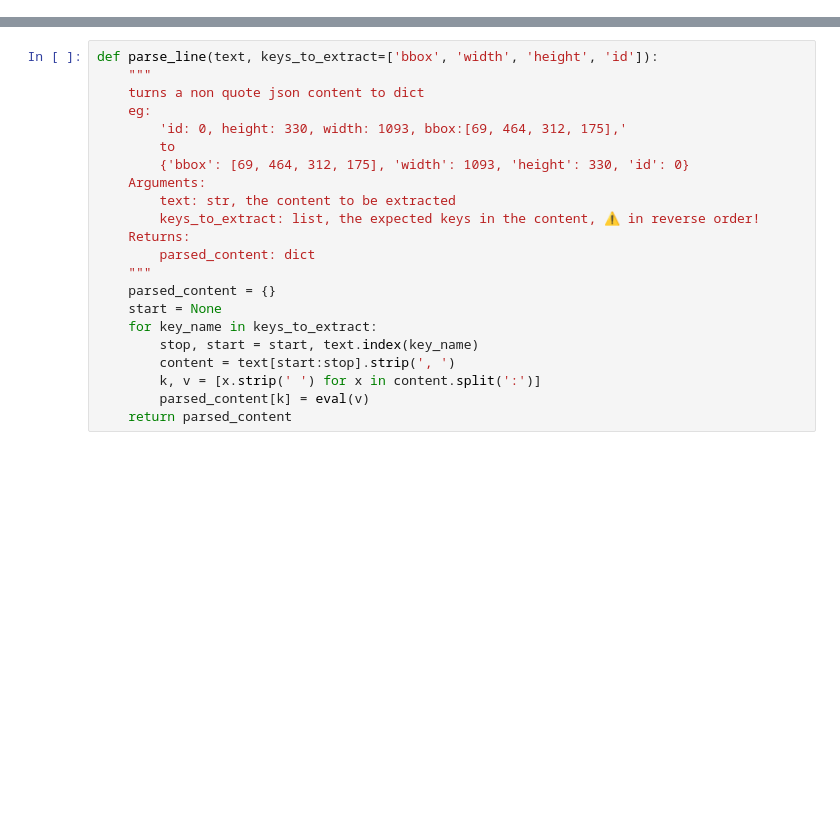
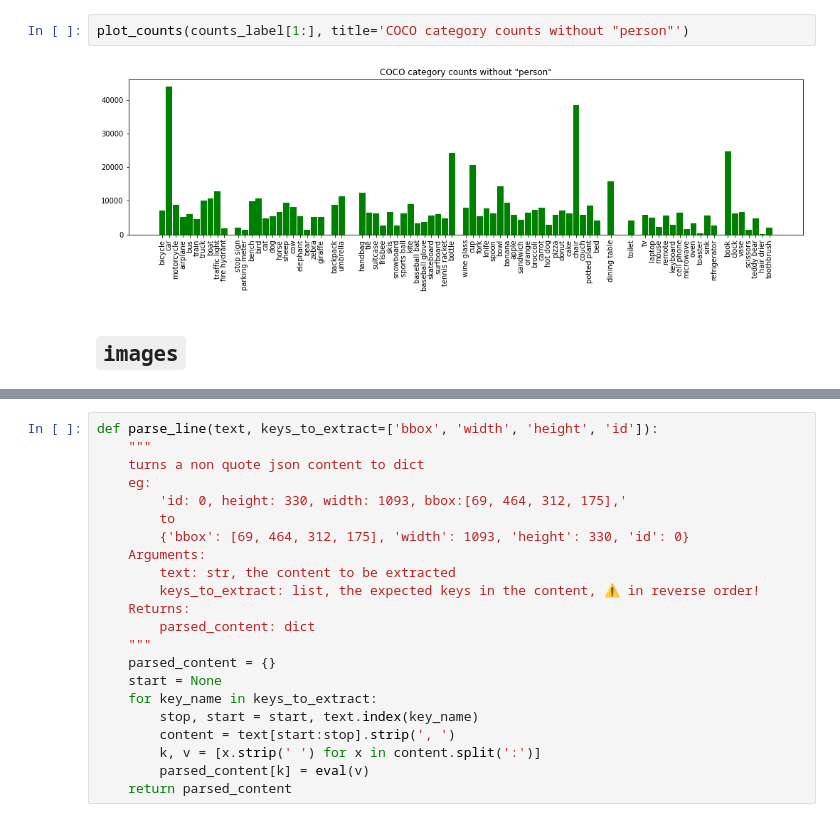
Before and after one commit to eva-6-3/eva_experiments, a Jupyter notebook: S10_object_localization/Part_B/01_coco_analysis.ipynb, the cells around one changed output, grey strips where cells are left out. Saved outputs shown, nothing was run; the diff lists cells and outputs as text; blank space fills up the shorter version.

```diff
--- a/S10_object_localization/Part_B/01_coco_analysis.ipynb
+++ b/S10_object_localization/Part_B/01_coco_analysis.ipynb
@@ -7,0 +123,6 @@ with open('./category_mapping.json', 'r') as f:
+# %%
+plot_counts(counts_label[1:], title='COCO category counts without "person"')
+# %% [output]
+[figure, added]
+# %% [markdown]
+## `images`
```
Also changed, not shown: parts of 26 cells of this notebook, 4 other files.
